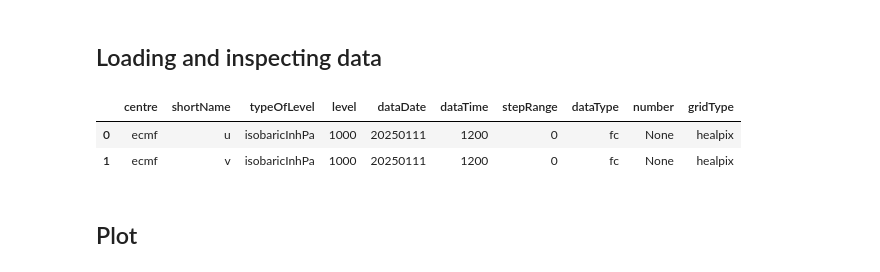
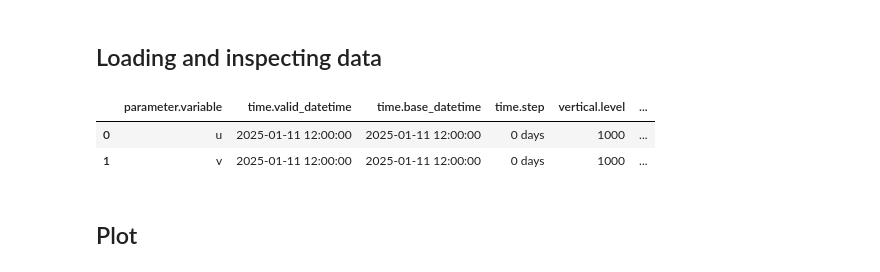
Before and after one commit to destination-earth/DestinE-DataLake-Lab, a Jupyter notebook: HDA/DestinE_Digital_Twins/DEDL-HDA-EO.ECMWF.DAT.DT_CLIMATE.ipynb, the cells around one changed output. Cells and saved outputs as stored; diff of their text form; code cells hidden in the pictures.

```diff
--- a/HDA/DestinE_Digital_Twins/DEDL-HDA-EO.ECMWF.DAT.DT_CLIMATE.ipynb
+++ b/HDA/DestinE_Digital_Twins/DEDL-HDA-EO.ECMWF.DAT.DT_CLIMATE.ipynb
@@ -418,11 +416,11 @@ downloading 01f3z8k9835eeq2007ghhrmzt3.grib
 # %%
 import earthkit.data as ekd
 ds = ekd.from_source("file", filename)
-ds.ls()
+ds.to_fieldlist().ls()
 # %% [output]
-|  | centre | shortName | typeOfLevel | level | dataDate | dataTime | stepRange | dataType | number | gridType |
-| 0 | ecmf | u | isobaricInhPa | 1000 | 20250111 | 1200 | 0 | fc | None | healpix |
-| 1 | ecmf | v | isobaricInhPa | 1000 | 20250111 | 1200 | 0 | fc | None | healpix |
+|  | parameter.variable | time.valid_datetime | time.base_datetime | time.step | vertical.level | ... |
+| 0 | u | 2025-01-11 12:00:00 | 2025-01-11 12:00:00 | 0 days | 1000 | ... |
+| 1 | v | 2025-01-11 12:00:00 | 2025-01-11 12:00:00 | 0 days | 1000 | ... |
 # %% [markdown]
 ## Plot
 # %% [markdown]
```
Also changed, not shown: parts of 6 cells of this notebook, 8 other files.
